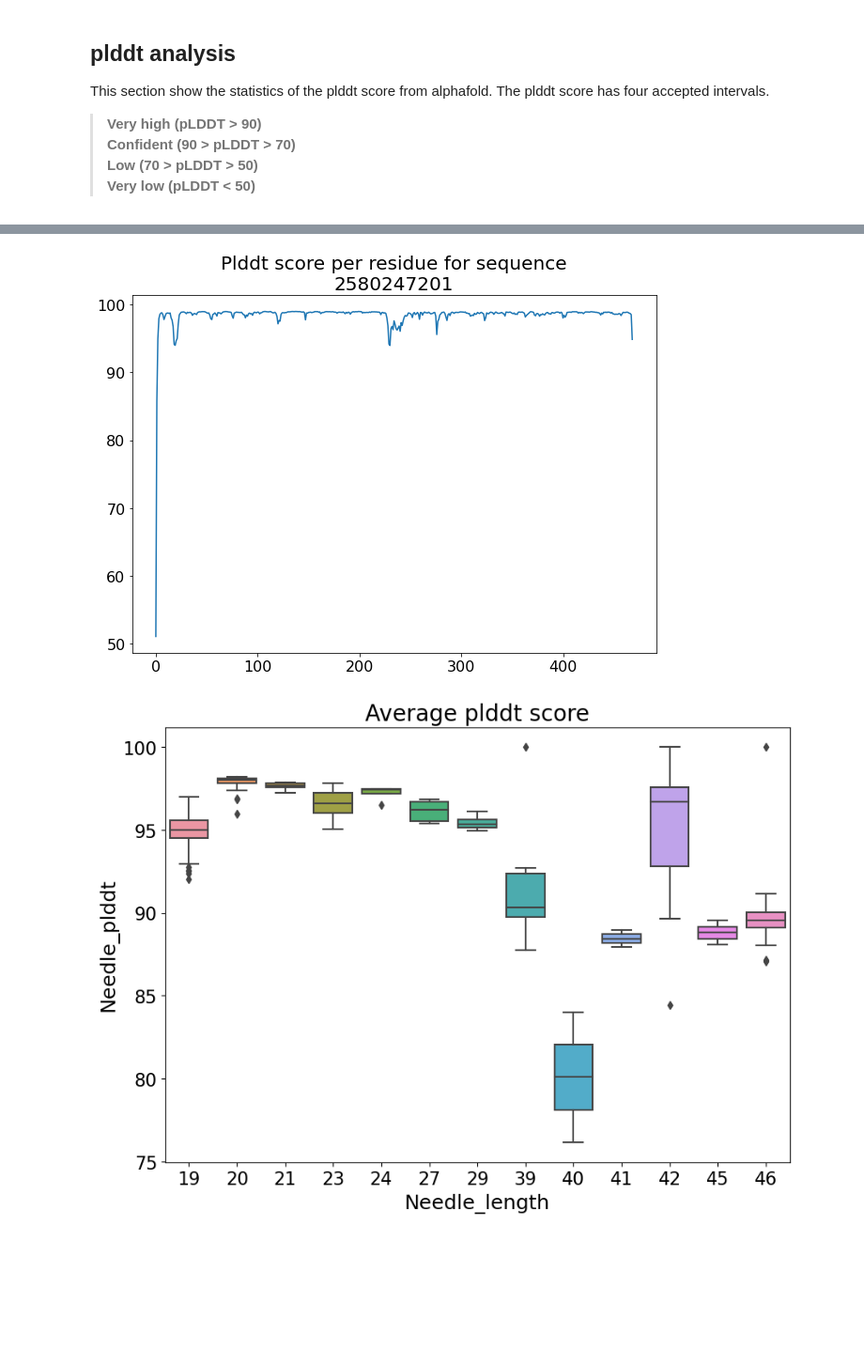
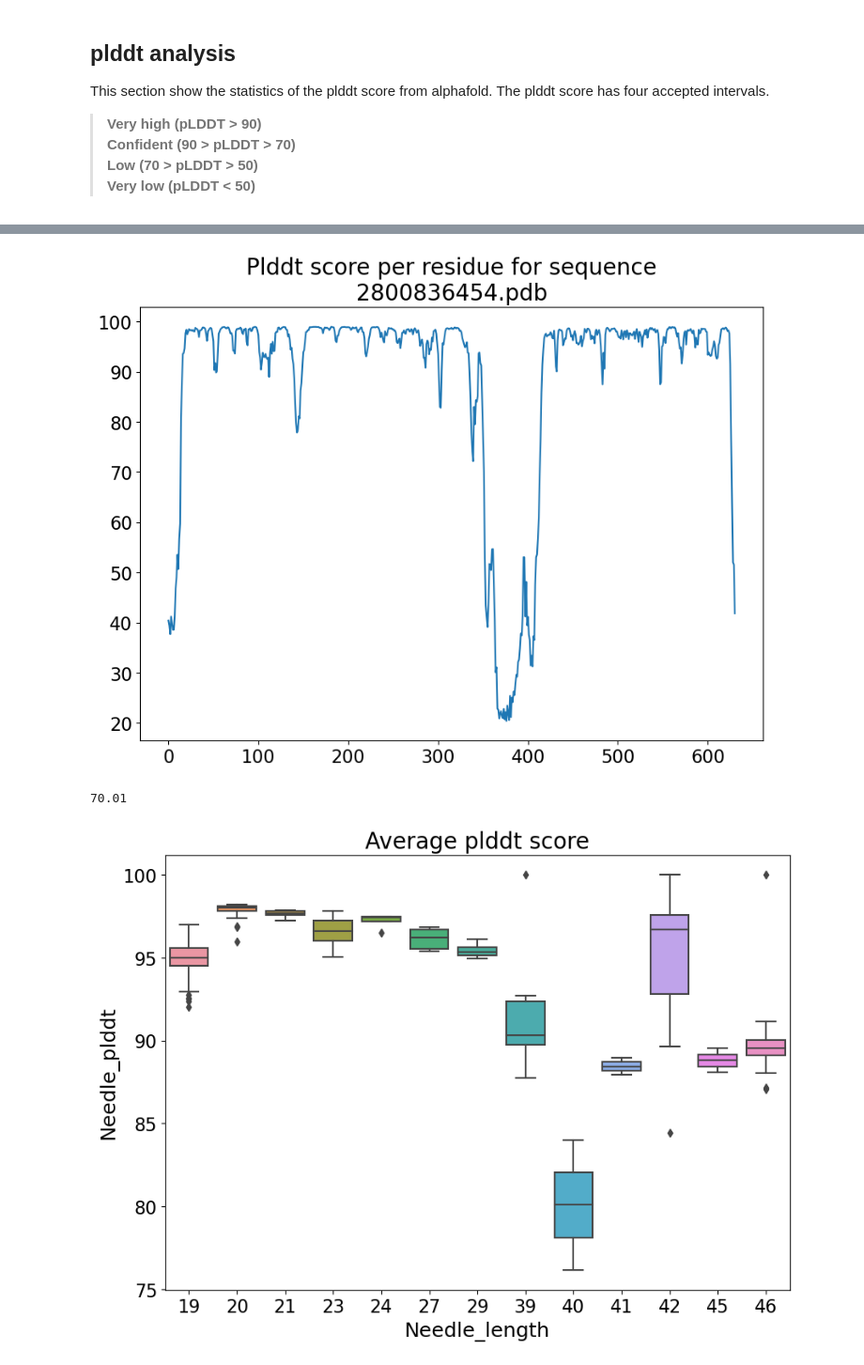
Before and after one commit to Umbriona/CbTan, a Jupyter notebook: Alphafold_model.ipynb, the cells around one changed output, grey strips where cells are left out. Shown: that part at 94% size. Cells and saved outputs as stored; diff of their text form; code cells hidden in the pictures; blank space fills up the shorter version.

```diff
--- a/Alphafold_model.ipynb
+++ b/Alphafold_model.ipynb
@@ -51,19 +67,23 @@ plt.show()
 # %%
-df_tmp = df[df["plddt_avg"] == df["plddt_avg"].max()]
+df_tmp = df[df["ID"] == "2800836454.pdb"]
 id_ = df_tmp["ID"].values[0].split("_")[0]
 df_tmp = df_tmp["plddt_res"].values[0]
 #print(df_tmp[-100000:])
 li = [float(rec) for rec in df_tmp if rec != ""]
 
 
 y=np.array(li)
 x=np.arange(y.size)
 plt.figure(figsize=[10,7])
 sns.lineplot(x=x, y=y)
 plt.title(f"Plddt score per residue for sequence\n{id_}")
 plt.show()
 # %% [output]
-[figure, old version]
+[figure, new version]
+# %%
+y[351]
+# %% [output]
+70.01
 # %%
 # Get plddt for pinnidle domain
 # %%
```
Also changed, not shown: parts of 2 cells of this notebook, 51 other files.
